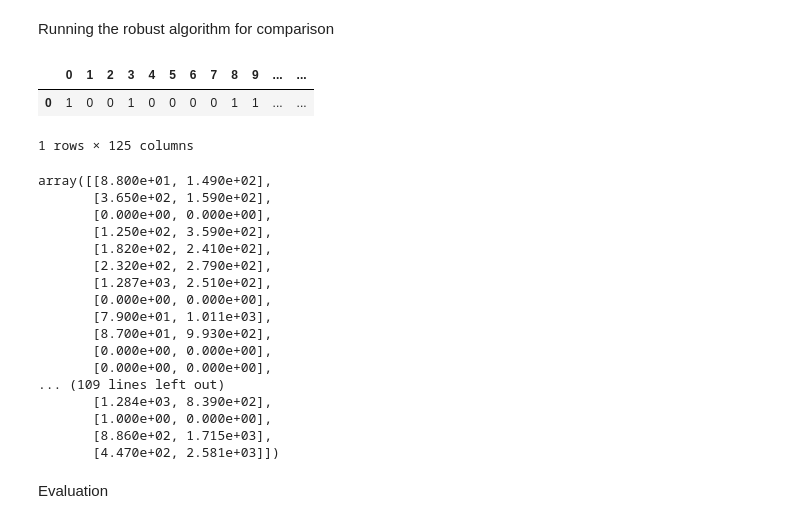
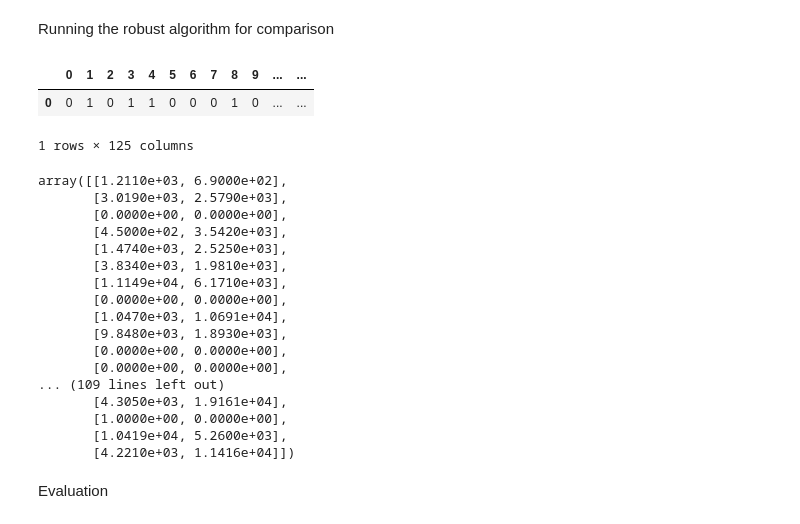
Before and after one commit to CecileDecker/Q_learning, a Jupyter notebook: Pub_StockInvesting.ipynb, the cells around one changed output. Drawn from its saved outputs; the diff is of its cells as text; code cells hidden in the pictures.

```diff
--- a/Pub_StockInvesting.ipynb
+++ b/Pub_StockInvesting.ipynb
@@ -332,34 +332,34 @@ array([[2.890e+02, 3.490e+02],
 # %% [markdown]
 Running the robust algorithm for comparison
 # %%
-Nr_iter = 100_000#1_000_000
+Nr_iter = 1_000_000
 Q_opt_robust, V = robust_q_learning_v2(X, A, r, np.array([P1, P2, P3, P_worse]), np.array([p1, p2, p3, p_worse]), alpha, x_0, k_0, eps_greedy, Nr_iter, gamma_t_tilde = lambda t: 1/(t+1), Q_0 = np.ones([len(X),len(A)]))
 df = pd.DataFrame(np.array([[a_opt(x, Q_opt_robust) for x in X]]))
 #df.columns = ['-2', '-1', '0', '1', '2']
 df
 # %% [output]
 |  | 0 | 1 | 2 | 3 | 4 | 5 | 6 | 7 | 8 | 9 | ... | ... |
-| 0 | 1 | 0 | 0 | 1 | 0 | 0 | 0 | 0 | 1 | 1 | ... | ... |
+| 0 | 0 | 1 | 0 | 1 | 1 | 0 | 0 | 0 | 1 | 0 | ... | ... |
 1 rows × 125 columns
 # %%
 V
 # %% [output]
-array([[8.800e+01, 1.490e+02],
-       [3.650e+02, 1.590e+02],
-       [0.000e+00, 0.000e+00],
-       [1.250e+02, 3.590e+02],
-       [1.820e+02, 2.410e+02],
-       [2.320e+02, 2.790e+02],
-       [1.287e+03, 2.510e+02],
-       [0.000e+00, 0.000e+00],
-       [7.900e+01, 1.011e+03],
-       [8.700e+01, 9.930e+02],
-       [0.000e+00, 0.000e+00],
-       [0.000e+00, 0.000e+00],
+array([[1.2110e+03, 6.9000e+02],
+       [3.0190e+03, 2.5790e+03],
+       [0.0000e+00, 0.0000e+00],
+       [4.5000e+02, 3.5420e+03],
+       [1.4740e+03, 2.5250e+03],
+       [3.8340e+03, 1.9810e+03],
+       [1.1149e+04, 6.1710e+03],
+       [0.0000e+00, 0.0000e+00],
+       [1.0470e+03, 1.0691e+04],
+       [9.8480e+03, 1.8930e+03],
+       [0.0000e+00, 0.0000e+00],
+       [0.0000e+00, 0.0000e+00],
 ... (109 lines left out)
-       [1.284e+03, 8.390e+02],
-       [1.000e+00, 0.000e+00],
-       [8.860e+02, 1.715e+03],
-       [4.470e+02, 2.581e+03]])
+       [4.3050e+03, 1.9161e+04],
+       [1.0000e+00, 0.0000e+00],
+       [1.0419e+04, 5.2600e+03],
+       [4.2210e+03, 1.1416e+04]])
 # %% [markdown]
 Evaluation
```
Also changed, not shown: parts of 4 cells of this notebook.
